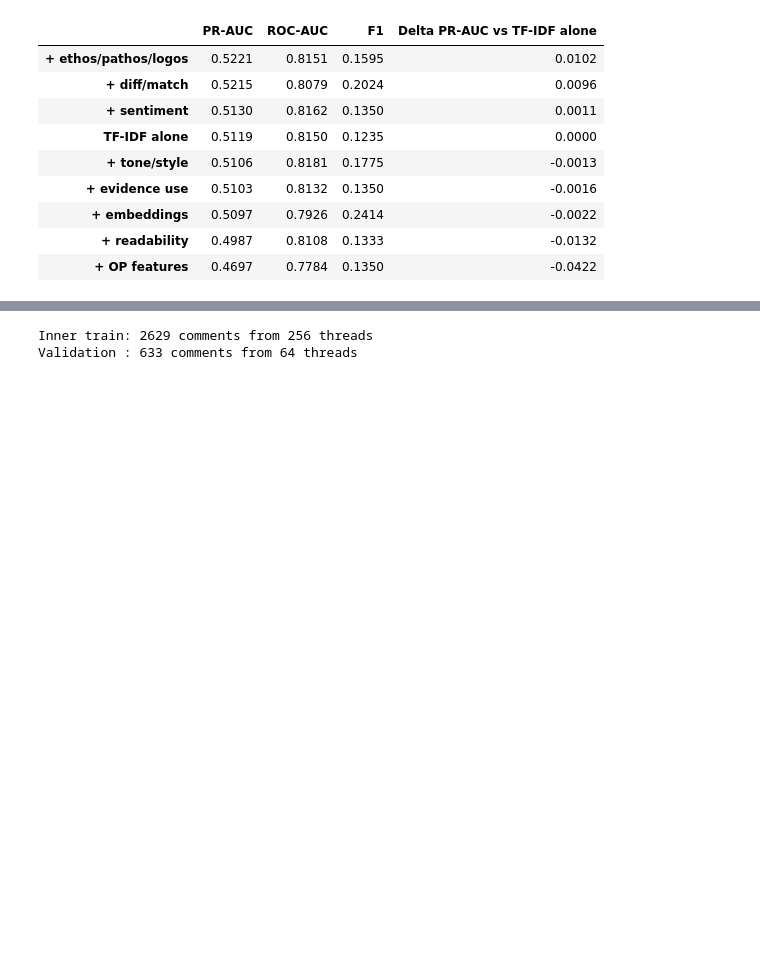
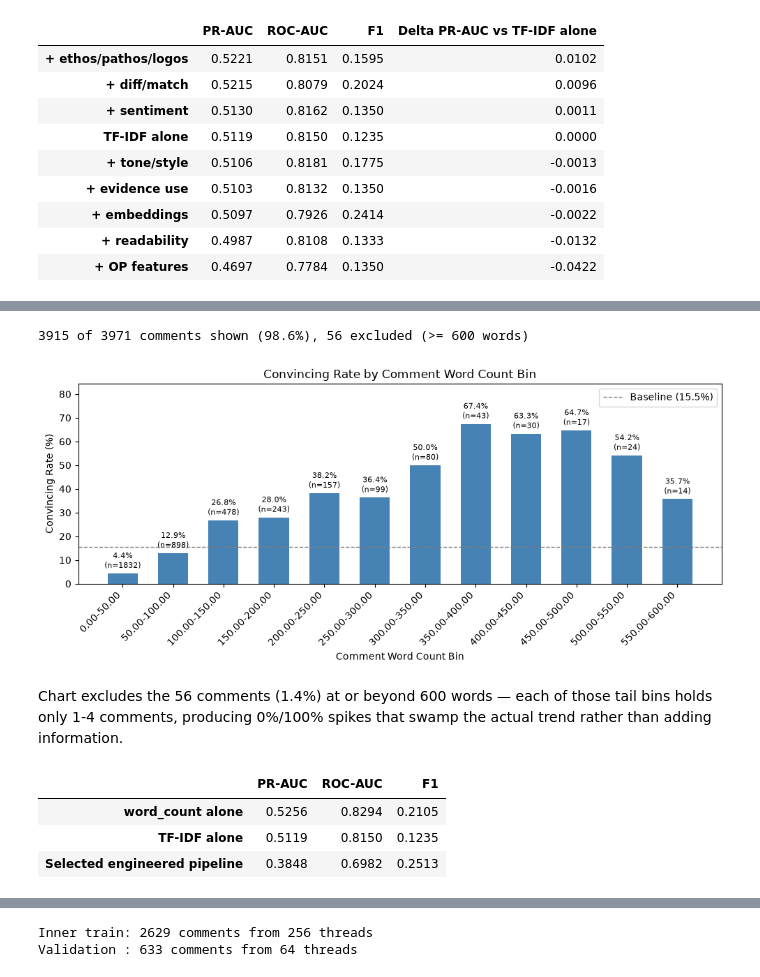
Before and after one commit to jct-nlp/change-my-view-2025, a Jupyter notebook: this work/04.2_baseline_comparison.ipynb, the cells around one changed output, grey strips where cells are left out. Saved outputs shown, nothing was run; the diff lists cells and outputs as text; code cells hidden in the pictures; blank space fills up the shorter version.

Commit message:
baseline comparison notebook

```diff
--- a/this work/04.2_baseline_comparison.ipynb
+++ b/this work/04.2_baseline_comparison.ipynb
@@ -609,0 +491,14 @@ Overall: TF-IDF's advantage over the engineered features is real on this test se
+# %%
+from scipy.stats import pointbiserialr
+
+# word_count on the same cleaned_final_comment text TF-IDF is built from, so it's measuring
+# length the way TF-IDF actually "sees" it (URLs/punctuation already stripped upstream).
+comments_df['word_count'] = comments_df['cleaned_final_comment'].fillna('').apply(lambda s: len(s.split()))
+
+print(comments_df['word_count'].describe())
+
+r, p = pointbiserialr(comments_df['is_convincing'], comments_df['word_count'])
+print(f'\nPoint-biserial correlation (word_count vs is_convincing): r={r:.4f}, p={p:.2e}')
+
+mean_by_class = comments_df.groupby('is_convincing')['word_count'].mean()
+print(f'Mean word count - not convincing: {mean_by_class[0]:.1f}, convincing: {mean_by_class[1]:.1f}')
@@ -609,0 +518,53 @@ Overall: TF-IDF's advantage over the engineered features is real on this test se
+# %%
+from common_functions import plot_feature
+
+# Full range (0-1573 words) at this bin width would need ~80 bins - unreadable, and the tail
+# beyond 600 words is thin enough (56 comments, 1.4%) that individual bins there are just
+# noisy 0%/100% spikes. Restricting the chart to < 600 words (strict, not <=) keeps 98.6% of
+# the data and shows the actual shape instead of a few near-empty tail bins dominating the
+# view - strict so the 2 comments at exactly 600 words don't force an extra, near-empty
+# '600-650' bin into existence just to hold them.
+word_count_trimmed = comments_df[comments_df['word_count'] < 600]
+print(f"{len(word_count_trimmed)} of {len(comments_df)} comments shown "
+      f"({len(word_count_trimmed) / len(comments_df) * 100:.1f}%), "
+      f"{len(comments_df) - len(word_count_trimmed)} excluded (>= 600 words)")
+
+plot_feature(word_count_trimmed, 'word_count', 'Comment Word Count', bin_width=50, figsize=(10, 4.5))
+# %% [output]
+3915 of 3971 comments shown (98.6%), 56 excluded (>= 600 words)
+[figure, added]
+# %% [markdown]
+Chart excludes the 56 comments (1.4%) at or beyond 600 words — each of those tail bins holds only 1-4 comments, producing 0%/100% spikes that swamp the actual trend rather than adding information.
+# %%
+# word_count alone, evaluated the same honest way as every other baseline in this notebook -
+# thread-grouped train/test split, scaled (single continuous feature, same convention as the
+# rest of the notebook's scaled variants).
+word_count_train = comments_df['word_count'].iloc[train_idx].values.reshape(-1, 1)
+word_count_test  = comments_df['word_count'].iloc[test_idx].values.reshape(-1, 1)
+
+wc_scaler = RobustScaler()
+word_count_train_scaled = wc_scaler.fit_transform(word_count_train)
+word_count_test_scaled  = wc_scaler.transform(word_count_test)
+
+wc_logreg = LogisticRegression(random_state=42, max_iter=1000)
+wc_logreg.fit(word_count_train_scaled, y_train)
+proba_wc = wc_logreg.predict_proba(word_count_test_scaled)[:, 1]
+pred_wc  = wc_logreg.predict(word_count_test_scaled)
+
+word_count_result = {
+    'PR-AUC':  average_precision_score(y_test, proba_wc),
+    'ROC-AUC': roc_auc_score(y_test, proba_wc),
+    'F1':      f1_score(y_test, pred_wc, zero_division=0),
+}
+
+length_vs_others = pd.DataFrame({
+    'word_count alone':             word_count_result,
+    'TF-IDF alone':                 tfidf_alone,
+    'Selected engineered pipeline': {'PR-AUC': pr_auc_selected, 'ROC-AUC': roc_auc_selected, 'F1': f1_selected},
+}).T.round(4)
+length_vs_others
+# %% [output]
+|  | PR-AUC | ROC-AUC | F1 |
+| word_count alone | 0.5256 | 0.8294 | 0.2105 |
+| TF-IDF alone | 0.5119 | 0.8150 | 0.1235 |
+| Selected engineered pipeline | 0.3848 | 0.6982 | 0.2513 |
```
Also changed, not shown: parts of 41 cells of this notebook.
